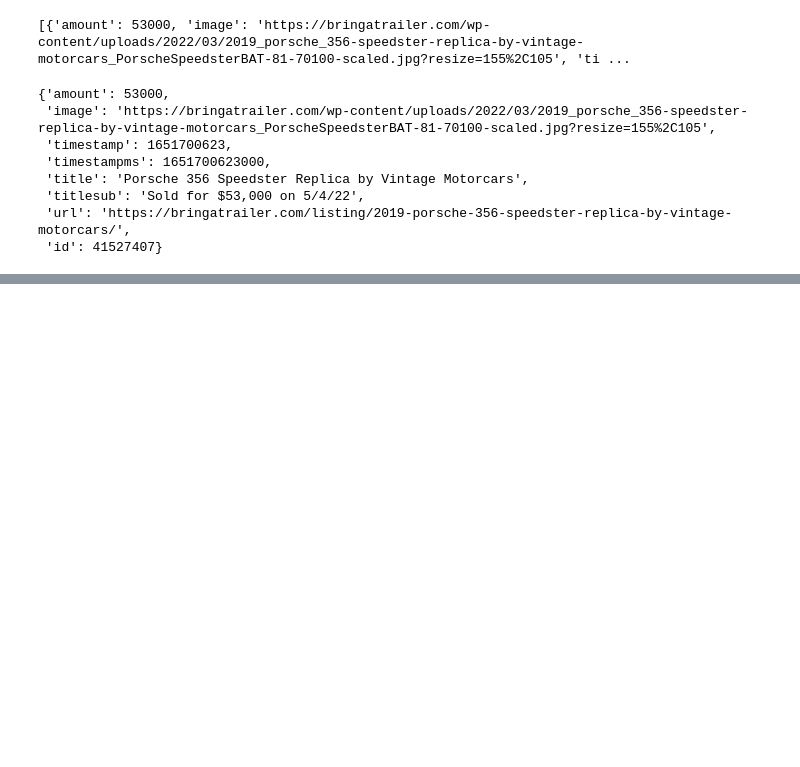
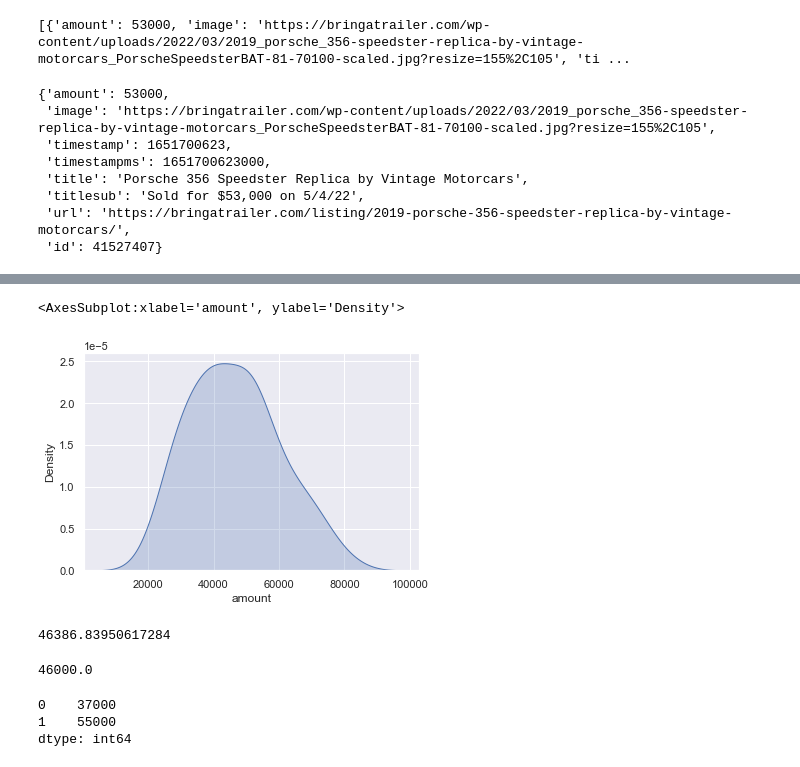
Before and after one commit to joooser/Web_Scrapper_Auction_Results_BaT, a Jupyter notebook: 356ReplicaBat.ipynb, the cells around one changed output, grey strips where cells are left out. Cells and saved outputs as stored; diff of their text form; code cells hidden in the pictures; blank space fills up the shorter version.

```diff
--- a/356ReplicaBat.ipynb
+++ b/356ReplicaBat.ipynb
@@ -127,0 +119,3 @@ df
+# %%
+df2=df1.drop(['timestamp', 'timestampms'], axis=1)
+df2.head()
@@ -127,0 +129,3 @@ df
+# %%
+df2['vendido']=df2['titlesub'].str[20:]
+df2
@@ -127,0 +146,3 @@ df
+# %%
+df3=df2.drop(['titlesub', 'id', 'image'], axis=1)
+df3.head()
@@ -127,0 +172,22 @@ df
+# %%
+import seaborn as sns
+sns.set()
+# %%
+sns.kdeplot(data=df3['amount'], shade=True)
+# %% [output]
+<AxesSubplot:xlabel='amount', ylabel='Density'>
+[figure, added]
+# %%
+df3['amount'].mean()
+# %% [output]
+46386.83950617284
+# %%
+df3['amount'].median()
+# %% [output]
+46000.0
+# %%
+df3['amount'].mode()
+# %% [output]
+0    37000
+1    55000
+dtype: int64
```
Also changed, not shown: parts of 12 cells of this notebook.
